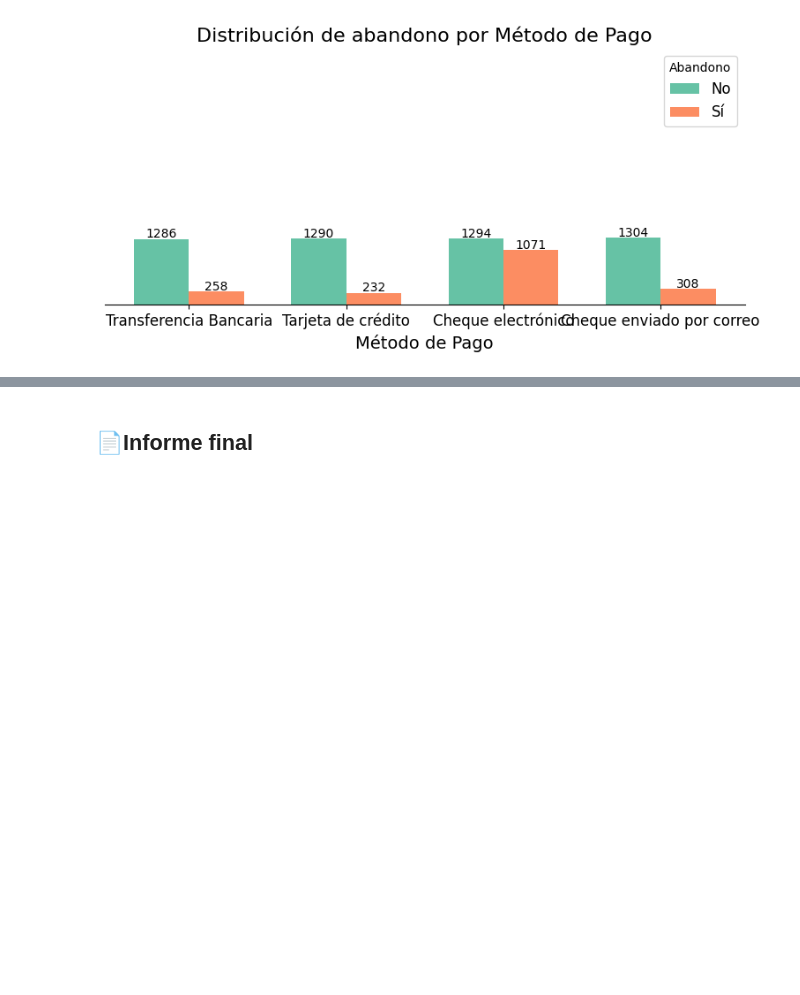
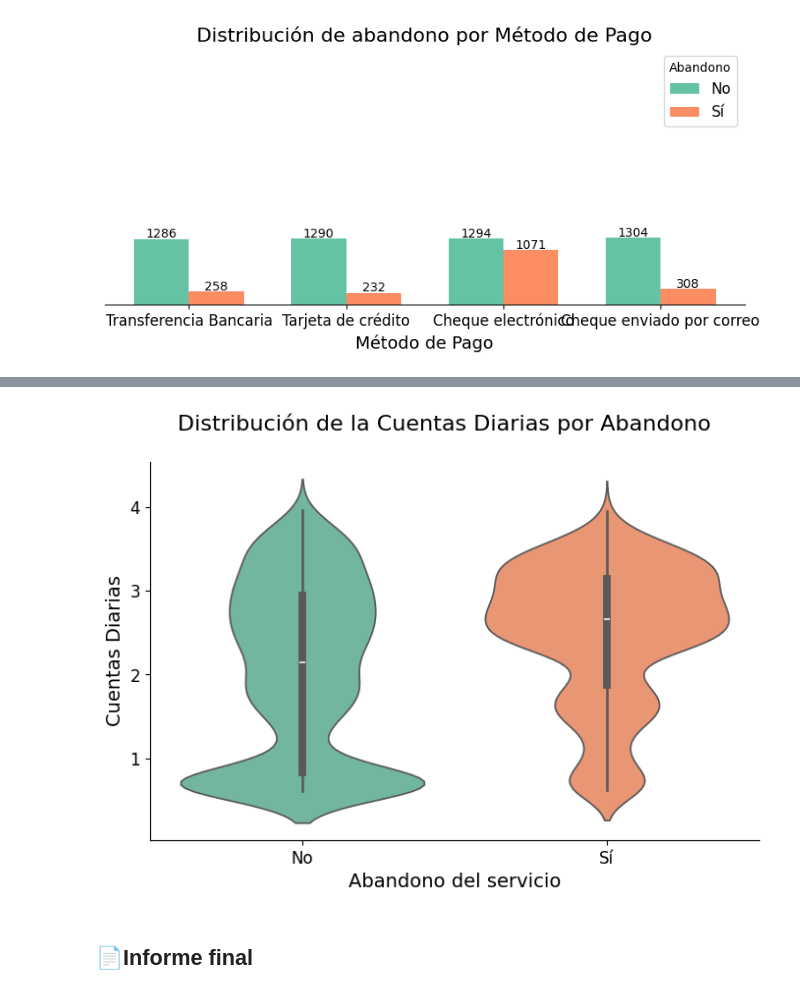
Before and after one commit to IsaiasRVH2/Challenge-Telecom-X, a Jupyter notebook: TelecomX_LATAM.ipynb, the cells around one changed output, grey strips where cells are left out. Cells and saved outputs as stored; diff of their text form; code cells hidden in the pictures; blank space fills up the shorter version.

```diff
--- a/TelecomX_LATAM.ipynb
+++ b/TelecomX_LATAM.ipynb
@@ -574,2 +632,17 @@ graficar_abandono_ohe(df, 'Método de Pago', 'Método de Pago')
+# %%
+# Distribución de la variable Cuentas Diarias según Abandono
+fig, ax = plt.subplots(figsize=(8, 5))
+fig.suptitle('Distribución de la Cuentas Diarias por Abandono', fontsize=16)
+sns.violinplot(data=df_numericas, y='Cuentas Diarias', x='Abandono', hue=filtro, ax=ax)
+ax.set_xlabel('Abandono del servicio', fontsize=14)
+ax.set_ylabel('Cuentas Diarias', fontsize=14)
+sns.set_palette('Set2')
+sns.despine()
+ax.legend_.remove()
+ax.set_xticks([0, 1], labels=['No', 'Sí'])
+ax.tick_params(labelsize=12)
+plt.show()
+# %% [output]
+[figure, added]
 # %% [markdown]
 ## 📄Informe final
```
Also changed, not shown: parts of 6 cells of this notebook.
